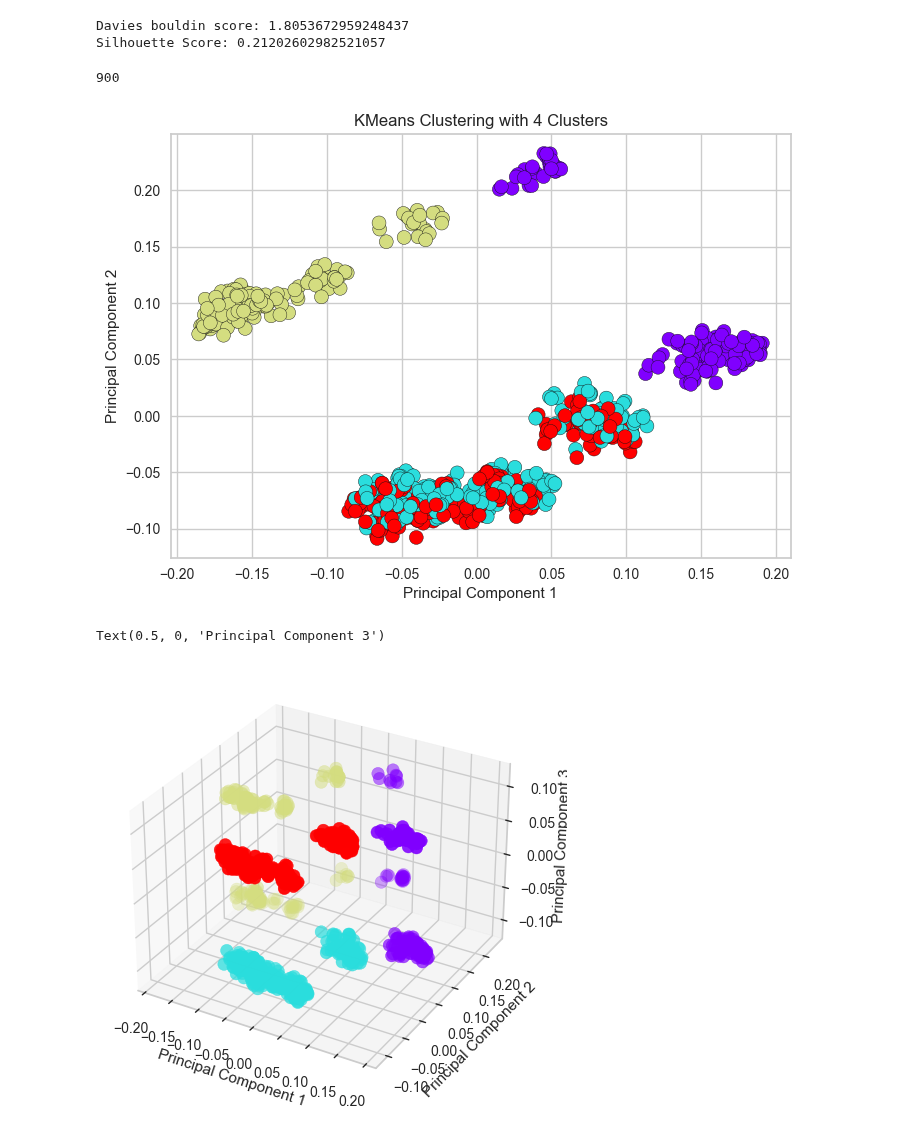
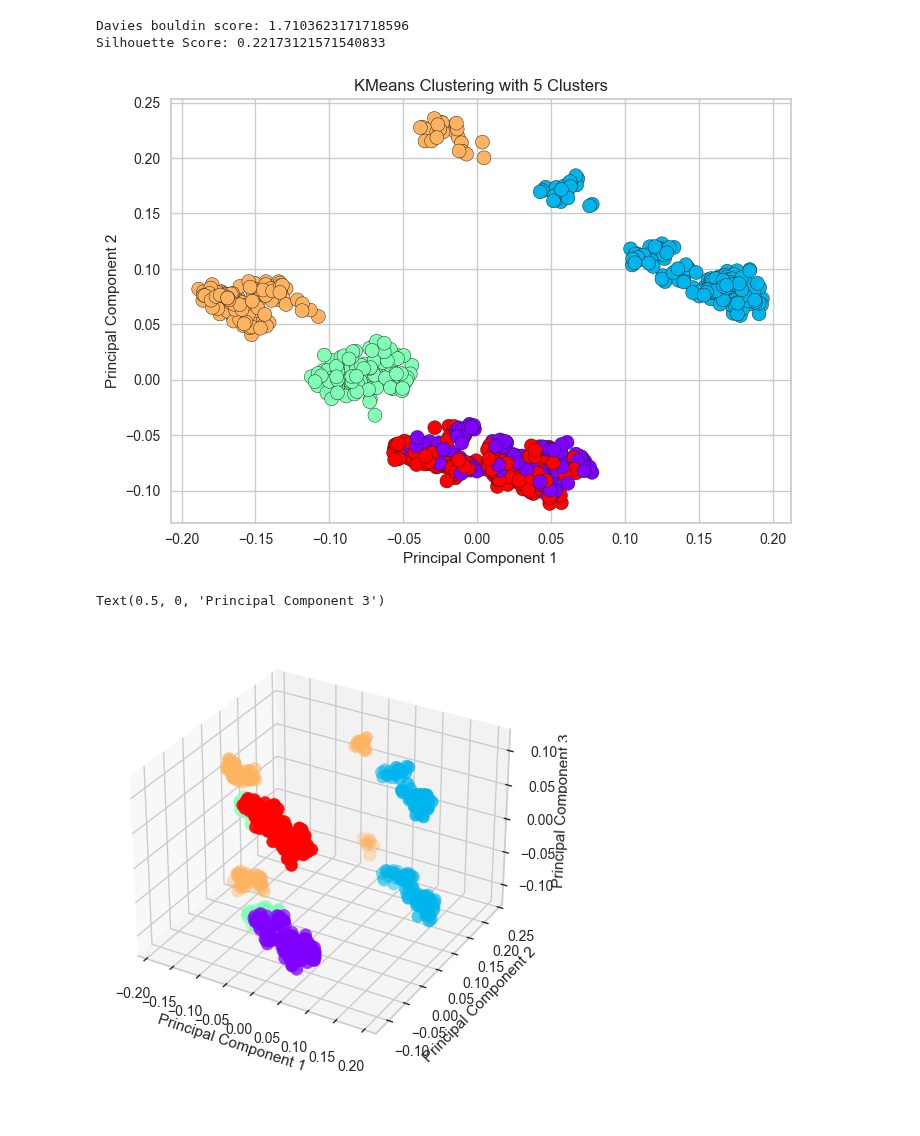
Before and after one commit to moshchev/data_analytics_ws23, a Jupyter notebook: Exam_embeddings.ipynb, the cells around one changed output. Drawn from its saved outputs; the diff is of its cells as text; code cells hidden in the pictures.

Commit message:
new ds with embeddings

```diff
--- a/Exam_embeddings.ipynb
+++ b/Exam_embeddings.ipynb
@@ -26,7 +26,7 @@ def compile_text(x):
 
     return text
 
-sentences = df.apply(lambda x: compile_text(x), axis=1).tolist()
+sentences = data.apply(lambda x: compile_text(x), axis=1).tolist()
 
 # -------------------- Second Step --------------------
 
@@ -67,6 +67,6 @@ from yellowbrick.cluster import KElbowVisualizer
 km = KMeans(init="k-means++", random_state=0, n_init="auto")
 visualizer = KElbowVisualizer(km, k=(2,10))
 
-visualizer.fit(df_embedding_no_outliers)
+visualizer.fit(embedded_data_no_outliers)
 visualizer.show()
 # %% [output]
@@ -75,6 +79,6 @@ visualizer.show()
 # %%
-km = KMeans(n_clusters=4, init='k-means++', random_state=42, n_init = 10, max_iter=10000)
-clusters = km.fit_predict(df_embedding_no_outliers)
+km = KMeans(n_clusters=5, init='k-means++', random_state=42, n_init = 10, max_iter=10000)
+clusters = km.fit_predict(embedded_data_no_outliers)
 # %%
 from sklearn.metrics import silhouette_score
 from sklearn.metrics import davies_bouldin_score
@@ -87,7 +91,7 @@ is the ratio of within-cluster distances to between-cluster distances.
 The minimum value of the DB Index is 0, whereas a smaller
 value (closer to 0) represents a better model that produces better clusters.
 """
-print(f"Davies bouldin score: {davies_bouldin_score(df_embedding_no_outliers,clusters)}")
+print(f"Davies bouldin score: {davies_bouldin_score(embedded_data_no_outliers,clusters)}")
 
 
 """
@@ -102,34 +106,30 @@ the data or the value of k is incorrect.
 1 is the ideal value and indicates that clusters are very
 dense and nicely separated.
 """
-print(f"Silhouette Score: {silhouette_score(df_embedding_no_outliers,clusters)}")
+print(f"Silhouette Score: {silhouette_score(embedded_data_no_outliers,clusters)}")
 # %% [output]
-Davies bouldin score: 1.8053672959248437
-Silhouette Score: 0.21202602982521057
+Davies bouldin score: 1.7103623171718596
+Silhouette Score: 0.22173121571540833
-# %%
-len(clusters)
-# %% [output]
-900
 # %%
 import matplotlib.pyplot as plt
 from sklearn.decomposition import PCA
 
 # Reduce data to 2D
 pca = PCA(n_components=2)
-data_pca = pca.fit_transform(df_embedding_no_outliers)
+data_pca = pca.fit_transform(embedded_data_no_outliers)
 
 # Plot
 plt.scatter(data_pca[:, 0], data_pca[:, 1], c=clusters, cmap='rainbow', edgecolor='k', s=100)
 plt.xlabel('Principal Component 1')
 plt.ylabel('Principal Component 2')
-plt.title('KMeans Clustering with 4 Clusters')
+plt.title('KMeans Clustering with 5 Clusters')
 plt.show()
 # %% [output]
-[figure, old version]
+[figure, new version]
 # %%
 # Reduce data to 3D
 pca = PCA(n_components=3)
-data_pca = pca.fit_transform(df_embedding_no_outliers)
+data_pca = pca.fit_transform(embedded_data_no_outliers)
 
 # 3D-Plot
 graph = plt.figure()
@@ -143,6 +143,6 @@ axis.set_ylabel("Principal Component 2")
 axis.set_zlabel("Principal Component 3")
 # %% [output]
 Text(0.5, 0, 'Principal Component 3')
-[figure, old version]
+[figure, new version]
 # %%
 # Assuming your data is in a variable called `data`
```
Also changed, not shown: parts of 8 cells of this notebook.
